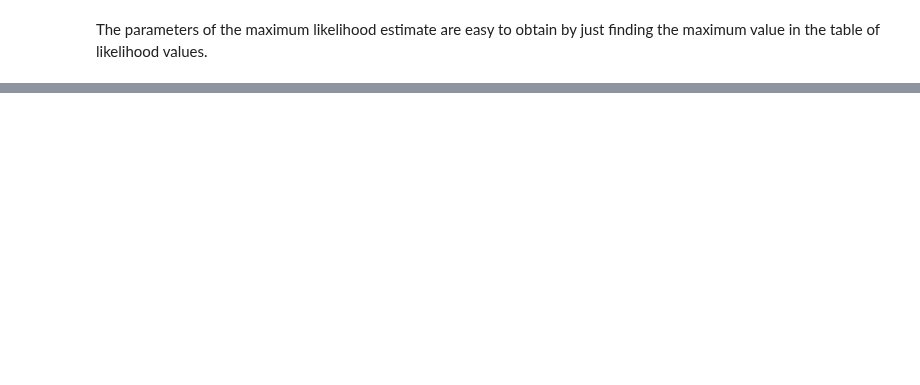
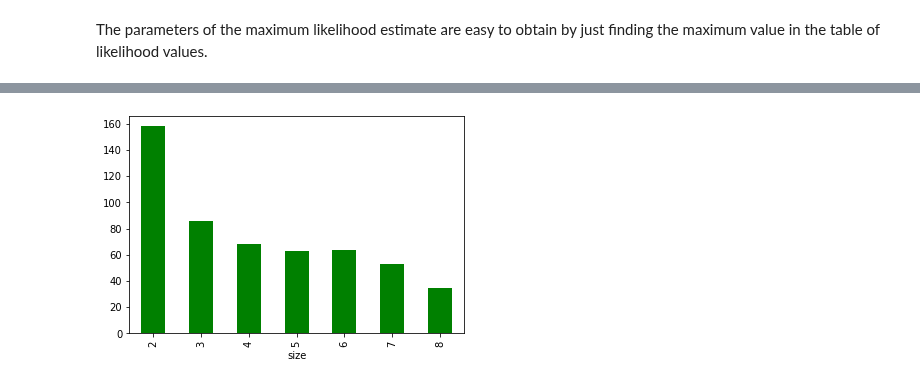
Before and after one commit to tanderson11/householdheterogeneity, a Jupyter notebook: notebooks/clean_plot_3d_fit.ipynb, the cells around one changed output, grey strips where cells are left out. Drawn from its saved outputs; the diff is of its cells as text; code cells hidden in the pictures; blank space fills up the shorter version.

```diff
--- a/notebooks/clean_plot_3d_fit.ipynb
+++ b/notebooks/clean_plot_3d_fit.ipynb
@@ -168,0 +202,5 @@ plt.savefig('output.png', dpi=300, bbox_inches='tight')
+# %%
+(empirical_counts.loc[0.0, 0.0, 0.0].groupby('size').sum()).plot.bar(color='green')
+plt.savefig(f'../batched_figs/{population_name}_household_histogram.png', dpi=300, bbox_inches='tight')
+# %% [output]
+[figure, added]
```
Also changed, not shown: parts of 7 cells of this notebook.
